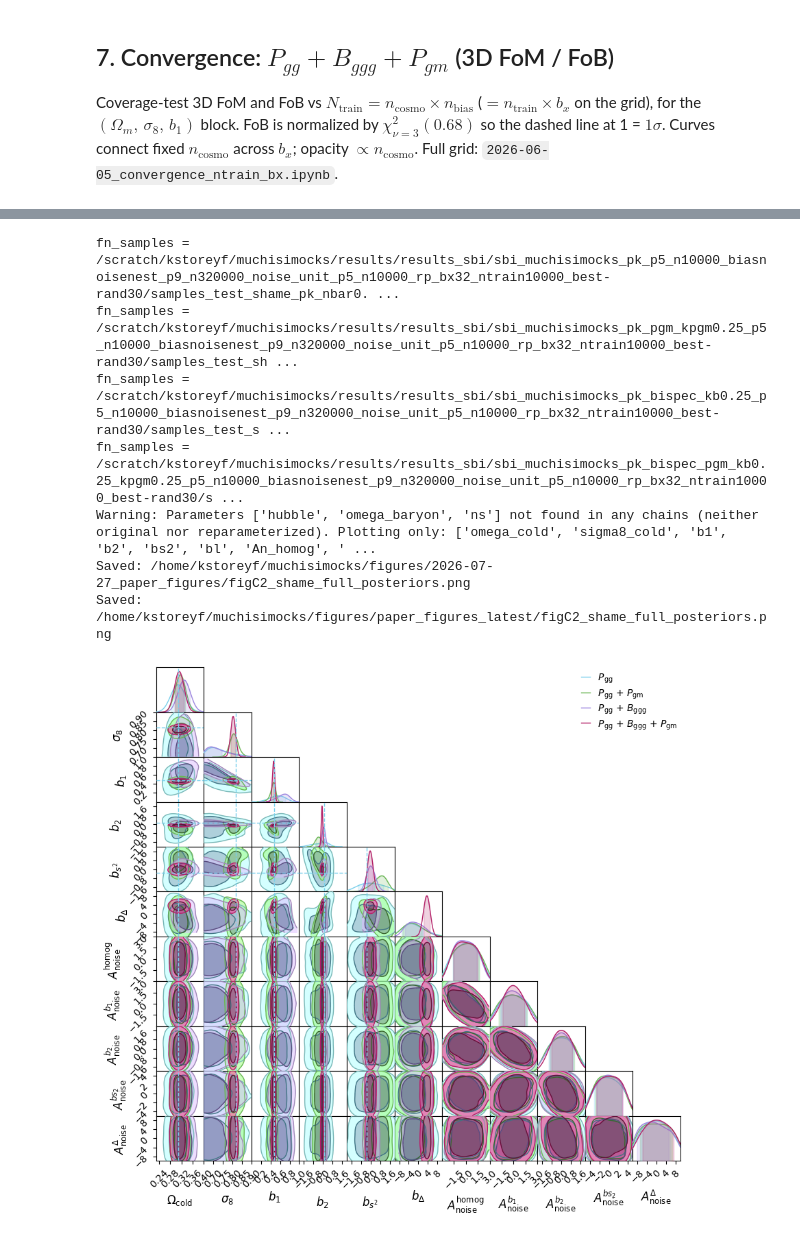
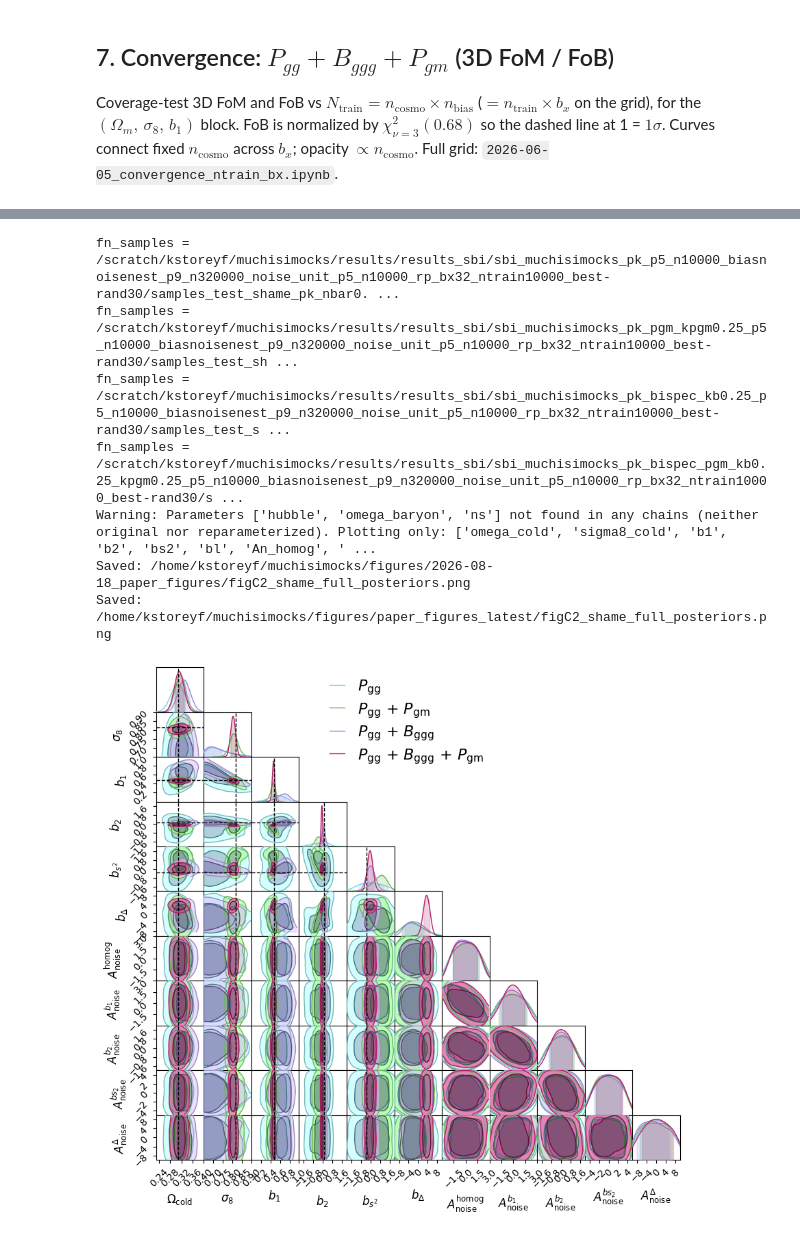
Before and after one commit to kstoreyf/muchisimocks, a Jupyter notebook: notebooks/2026-06-11_paper_figures.ipynb, the cells around one changed output, grey strips where cells are left out. Cells and saved outputs as stored; diff of their text form; code cells hidden in the pictures.

```diff
--- a/notebooks/2026-06-11_paper_figures.ipynb
+++ b/notebooks/2026-06-11_paper_figures.ipynb
@@ -2306,6 +2353,10 @@ All varied parameters including $A_\mathrm{noise}$ parameters. Fiducial stat com
 def plot_all_params(
     tags_inf, labels, colors, tags_test, keep, theta_obs, param_vary, *,
     truth_exclude=None, truth_color="k", save_name=None,
+    fontsize_legend=16,
+    legend_location=None,
+    legend_loc=None,
+    loc_legend=None,
 ):
     idxs = [i for i, k in enumerate(keep) if k]
     if not idxs:
@@ -2325,7 +2376,10 @@ def plot_all_params(
             for pn in param_vary
             if pn not in exclude and np.isfinite(theta_vec[param_vary.index(pn)])
         }
-        truth_kwargs = dict(add_truth=True, truth_locations=[truth_loc], theta_obs_true=None)
+        truth_kwargs = dict(
+            add_truth=True, truth_locations=[truth_loc], theta_obs_true=None,
+            truth_colors=[truth_color],
+        )
     else:
         truth_kwargs = dict(add_truth=True, theta_obs_true=theta_vec)
     fig = plotter.plot_contours_inf(
@@ -2334,13 +2388,43 @@ def plot_all_params(
         tags_inf=[tags_inf[i] for i in idxs], tags_test=[tags_test[i] for i in idxs],
         colors=[colors[i] for i in idxs], labels=[labels[i] for i in idxs],
         title=None, extents=extents_all, figsize=FIGSIZE_ALL_PARAMS,
-        fontsize_legend=10, loc_legend=(1.02, 0.98), unreparameterize=True,
+        fontsize_legend=fontsize_legend,
+        legend_location=legend_location,
+        legend_loc=legend_loc,
+        loc_legend=loc_legend,
+        unreparameterize=True,
         show=False,
         **truth_kwargs,
     )
+    if fig is not None and legend_location is None and loc_legend is None:
+        _place_full_contour_legend(fig, fontsize=fontsize_legend)
     if save_name is not None and fig is not None:
         save_figure(fig, save_name)
     plt.show()
+
+
+def _place_full_contour_legend(fig, *, fontsize=16):
+    """Put the legend at the top-right of the triangle (figure coordinates)."""
+    ax_leg = next((ax for ax in fig.axes if ax.get_legend() is not None), None)
+    if ax_leg is None:
+        return
+    old = ax_leg.get_legend()
+    handles = old.legend_handles
+    labels = [t.get_text() for t in old.get_texts()]
+    old.remove()
+    fig.legend(
+        handles, labels,
+        loc="upper right",
+        bbox_to_anchor=(0.99, 0.99),
+        bbox_transform=fig.transFigure,
+        fontsize=fontsize,
+        frameon=False,
+        labelcolor="black",
+        handlelength=1.4,
+        handletextpad=0.35,
+        borderaxespad=0.0,
+        labelspacing=0.35,
+    )
 # %%
 tags_inf, labels, colors, tags_test, keep, theta_obs_full, _, param_vary = setup_fixed_mean_test()
 plot_all_params(
@@ -2363,19 +2448,20 @@ Saved: /home/kstoreyf/muchisimocks/figures/paper_figures_latest/figC1_cosmic_var
 # %%
 tags_inf, labels, colors, tags_test, keep, param_vary, _ = setup_shame_test()
 theta_dict = data_loader.load_params_ood(DATA_MODE_TEST_SHAME, TAG_MOCK_SHAME)
 theta_shame_full = np.array([theta_dict.get(pn, np.nan) for pn in param_vary])
 plot_all_params(
     tags_inf, labels, colors, tags_test, keep,
     theta_shame_full, param_vary,
     truth_exclude=["bl"],
     save_name="figC2_shame_full_posteriors",
+    loc_legend=(-3,0.9)
 )
 # %% [output]
 fn_samples = /scratch/kstoreyf/muchisimocks/results/results_sbi/sbi_muchisimocks_pk_p5_n10000_biasnoisenest_p9_n320000_noise_unit_p5_n10000_rp_bx32_ntrain10000_best-rand30/samples_test_shame_pk_nbar0. ...
 fn_samples = /scratch/kstoreyf/muchisimocks/results/results_sbi/sbi_muchisimocks_pk_pgm_kpgm0.25_p5_n10000_biasnoisenest_p9_n320000_noise_unit_p5_n10000_rp_bx32_ntrain10000_best-rand30/samples_test_sh ...
 fn_samples = /scratch/kstoreyf/muchisimocks/results/results_sbi/sbi_muchisimocks_pk_bispec_kb0.25_p5_n10000_biasnoisenest_p9_n320000_noise_unit_p5_n10000_rp_bx32_ntrain10000_best-rand30/samples_test_s ...
 fn_samples = /scratch/kstoreyf/muchisimocks/results/results_sbi/sbi_muchisimocks_pk_bispec_pgm_kb0.25_kpgm0.25_p5_n10000_biasnoisenest_p9_n320000_noise_unit_p5_n10000_rp_bx32_ntrain10000_best-rand30/s ...
 Warning: Parameters ['hubble', 'omega_baryon', 'ns'] not found in any chains (neither original nor reparameterized). Plotting only: ['omega_cold', 'sigma8_cold', 'b1', 'b2', 'bs2', 'bl', 'An_homog', ' ...
-Saved: /home/kstoreyf/muchisimocks/figures/2026-07-27_paper_figures/figC2_shame_full_posteriors.png
+Saved: /home/kstoreyf/muchisimocks/figures/2026-08-18_paper_figures/figC2_shame_full_posteriors.png
 Saved: /home/kstoreyf/muchisimocks/figures/paper_figures_latest/figC2_shame_full_posteriors.png
-[figure, old version]
+[figure, new version]
```
Also changed, not shown: parts of 32 cells of this notebook, 15 other files.
